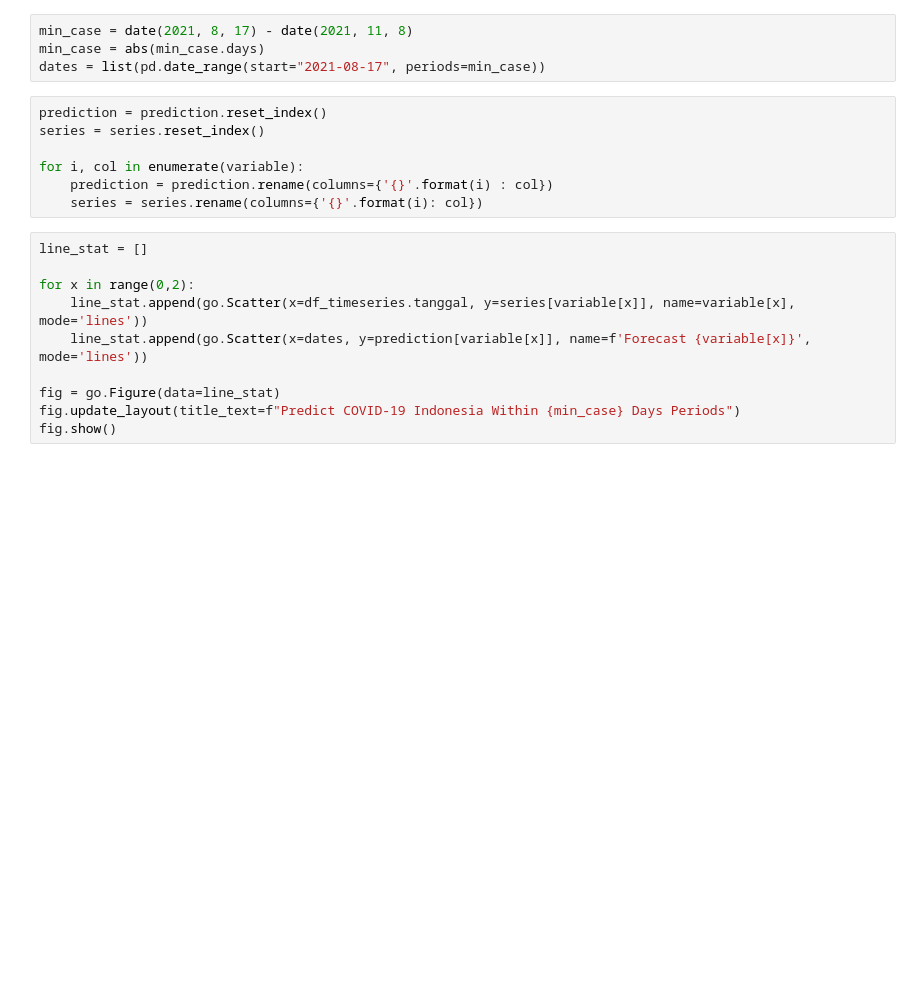
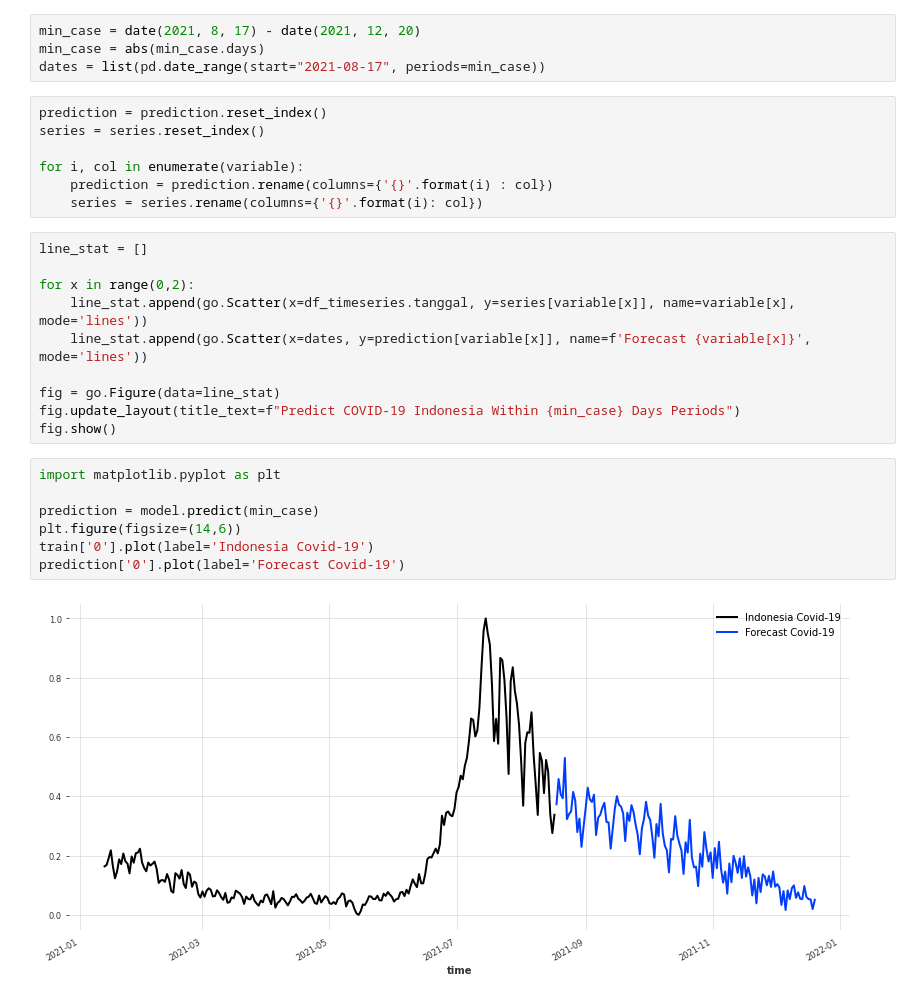
Before and after one commit to ShinyQ/Indonesia_COVID-19_N-BEATS_Time-Series-Forecast, a Jupyter notebook: Full_NBEATS.ipynb, the cells around one changed output. Drawn from its saved outputs; the diff is of its cells as text; blank space fills up the shorter version.

```diff
--- a/Full_NBEATS.ipynb
+++ b/Full_NBEATS.ipynb
@@ -189,7 +189,7 @@ min_case = abs(min_case.days)
 
 dates = list(pd.date_range(start="2021-08-20", periods=min_case))
 # %%
-min_case = date(2021, 8, 17) - date(2021, 11, 8)
+min_case = date(2021, 8, 17) - date(2021, 12, 20)
 min_case = abs(min_case.days)
 dates = list(pd.date_range(start="2021-08-17", periods=min_case))
 # %%
@@ -209,3 +209,12 @@ for x in range(0,2):
 fig = go.Figure(data=line_stat)
 fig.update_layout(title_text=f"Predict COVID-19 Indonesia Within {min_case} Days Periods")
 fig.show()
+# %%
+import matplotlib.pyplot as plt
+
+prediction = model.predict(min_case)
+plt.figure(figsize=(14,6))
+train['0'].plot(label='Indonesia Covid-19')
+prediction['0'].plot(label='Forecast Covid-19')
+# %% [output]
+[figure, added]
```
Also changed, not shown: parts of 8 cells of this notebook, 6 other files.
